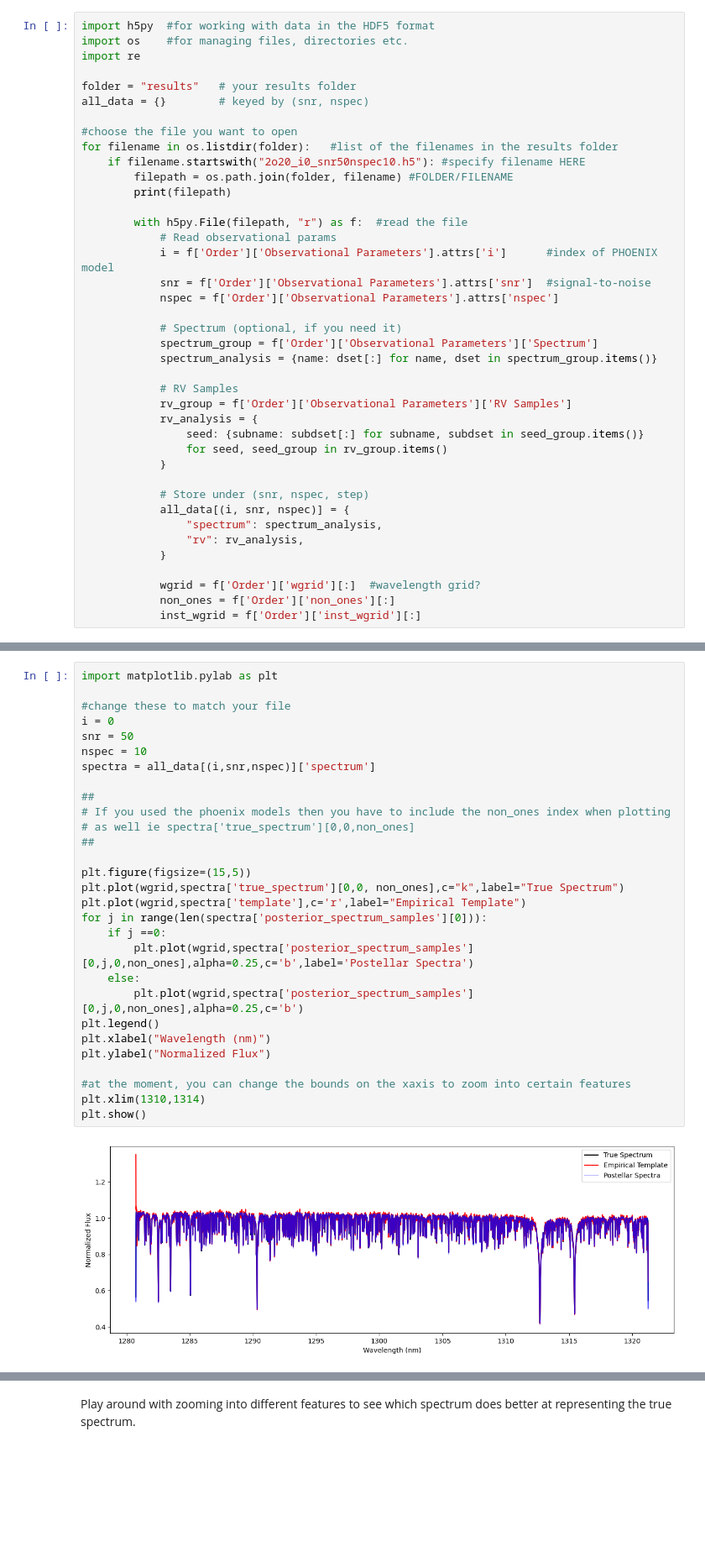
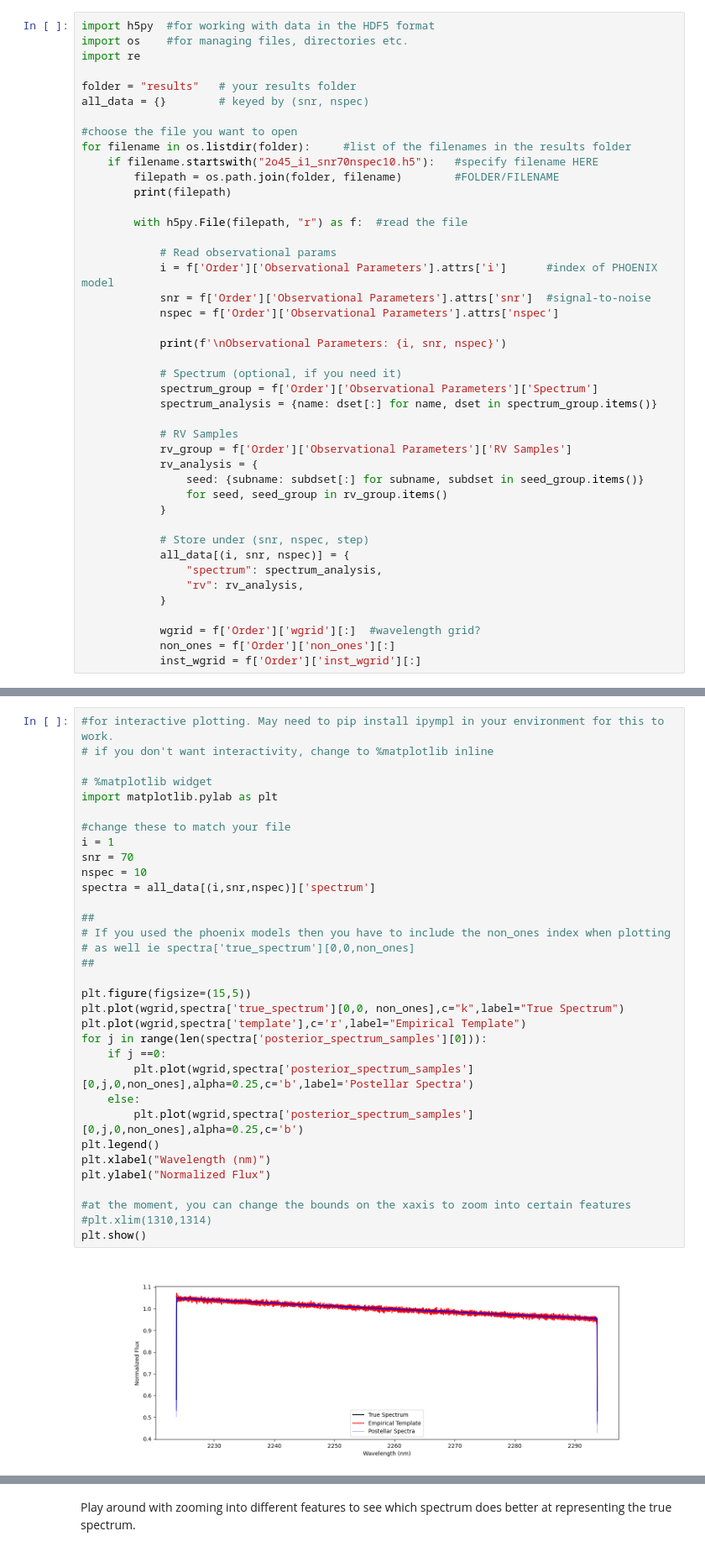
Before and after one commit to dccdoshi/postellar, a Jupyter notebook: scripts/visualize_results.ipynb, the cells around one changed output, grey strips where cells are left out. Shown at 84% size. Drawn from its saved outputs; the diff is of its cells as text; blank space fills up the shorter version.

Commit message:
adding interactivity to the plotting notebook.

```diff
--- a/scripts/visualize_results.ipynb
+++ b/scripts/visualize_results.ipynb
@@ -7,16 +7,19 @@ folder = "results"   # your results folder
 all_data = {}        # keyed by (snr, nspec)
 
 #choose the file you want to open
-for filename in os.listdir(folder):   #list of the filenames in the results folder
-    if filename.startswith("2o20_i0_snr50nspec10.h5"): #specify filename HERE
-        filepath = os.path.join(folder, filename) #FOLDER/FILENAME
+for filename in os.listdir(folder):     #list of the filenames in the results folder
+    if filename.startswith("2o45_i1_snr70nspec10.h5"):   #specify filename HERE
+        filepath = os.path.join(folder, filename)        #FOLDER/FILENAME
         print(filepath)
 
         with h5py.File(filepath, "r") as f:  #read the file
+
             # Read observational params
             i = f['Order']['Observational Parameters'].attrs['i']      #index of PHOENIX model
             snr = f['Order']['Observational Parameters'].attrs['snr']  #signal-to-noise
             nspec = f['Order']['Observational Parameters'].attrs['nspec']
+
+            print(f'\nObservational Parameters: {i, snr, nspec}')
 
             # Spectrum (optional, if you need it)
             spectrum_group = f['Order']['Observational Parameters']['Spectrum']
@@ -47,31 +50,35 @@ I have a goal to try and make this plotting interactive but I am getting errrors
 # %%
+#for interactive plotting. May need to pip install ipympl in your environment for this to work.
+# if you don't want interactivity, change to %matplotlib inline
+
+# %matplotlib widget
 import matplotlib.pylab as plt
 
 #change these to match your file
-i = 0
-snr = 50
+i = 1
+snr = 70
 nspec = 10
 spectra = all_data[(i,snr,nspec)]['spectrum']
 
 ##
 # If you used the phoenix models then you have to include the non_ones index when plotting
 # as well ie spectra['true_spectrum'][0,0,non_ones]
 ##
 
 plt.figure(figsize=(15,5))
 plt.plot(wgrid,spectra['true_spectrum'][0,0, non_ones],c="k",label="True Spectrum")
 plt.plot(wgrid,spectra['template'],c='r',label="Empirical Template")
 for j in range(len(spectra['posterior_spectrum_samples'][0])):
     if j ==0:
         plt.plot(wgrid,spectra['posterior_spectrum_samples'][0,j,0,non_ones],alpha=0.25,c='b',label='Postellar Spectra')
     else:
         plt.plot(wgrid,spectra['posterior_spectrum_samples'][0,j,0,non_ones],alpha=0.25,c='b')
 plt.legend()
 plt.xlabel("Wavelength (nm)")
 plt.ylabel("Normalized Flux")
 
 #at the moment, you can change the bounds on the xaxis to zoom into certain features
-plt.xlim(1310,1314)
+#plt.xlim(1310,1314)
 plt.show()
 # %% [output]
-[figure, old version]
+[figure, new version]
```
Also changed, not shown: parts of 9 cells of this notebook.
